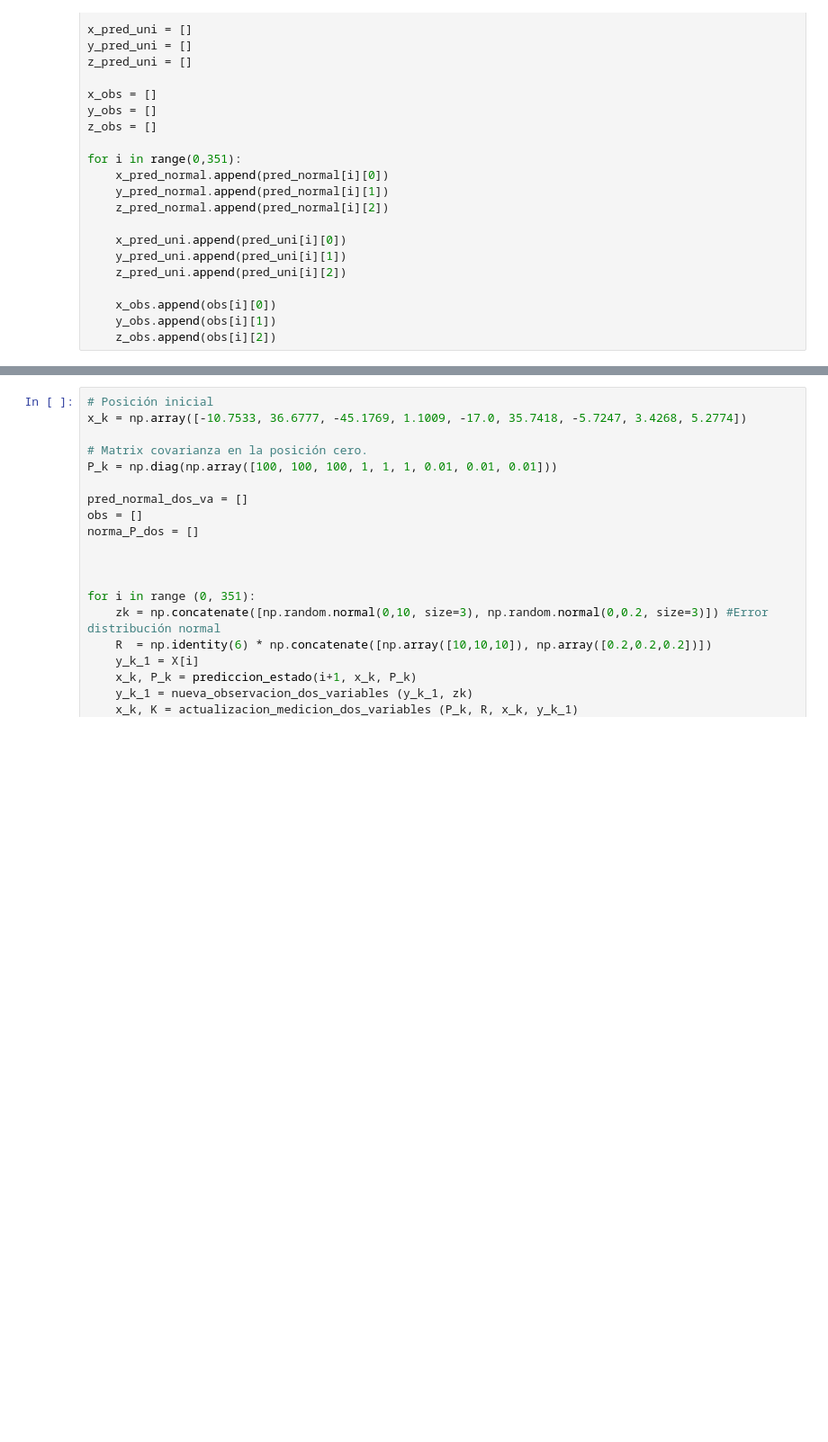
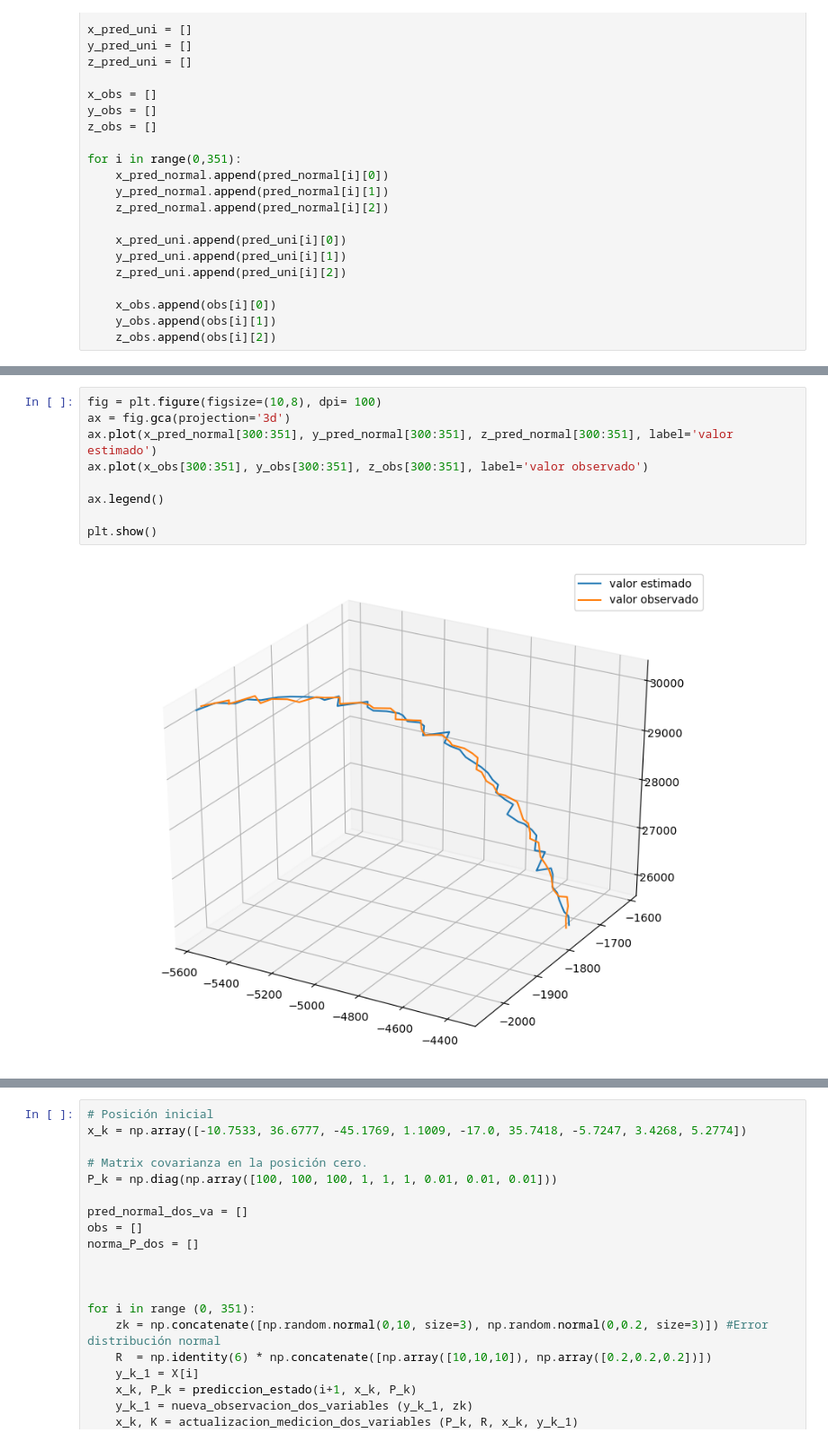
Before and after one commit to pedromperezc/Kalman_Filter, a Jupyter notebook: filtro de Kalman.ipynb, the cells around one changed output, grey strips where cells are left out. Shown at 90% size. Saved outputs shown, nothing was run; the diff lists cells and outputs as text; blank space fills up the shorter version.

Commit message:
subo otra imagen

```diff
--- a/filtro de Kalman.ipynb
+++ b/filtro de Kalman.ipynb
@@ -205,3 +205,14 @@ plt.show()
+# %%
+fig = plt.figure(figsize=(10,8), dpi= 100)
+ax = fig.gca(projection='3d')
+ax.plot(x_pred_normal[300:351], y_pred_normal[300:351], z_pred_normal[300:351], label='valor estimado')
+ax.plot(x_obs[300:351], y_obs[300:351], z_obs[300:351], label='valor observado')
+
+ax.legend()
+
+plt.show()
+# %% [output]
+[figure, added]
 # %%
 fig = plt.figure(figsize=(10,8), dpi= 100)
 ax = fig.gca(projection='3d')
```
Also changed, not shown: parts of 7 cells of this notebook, 3 other files.
